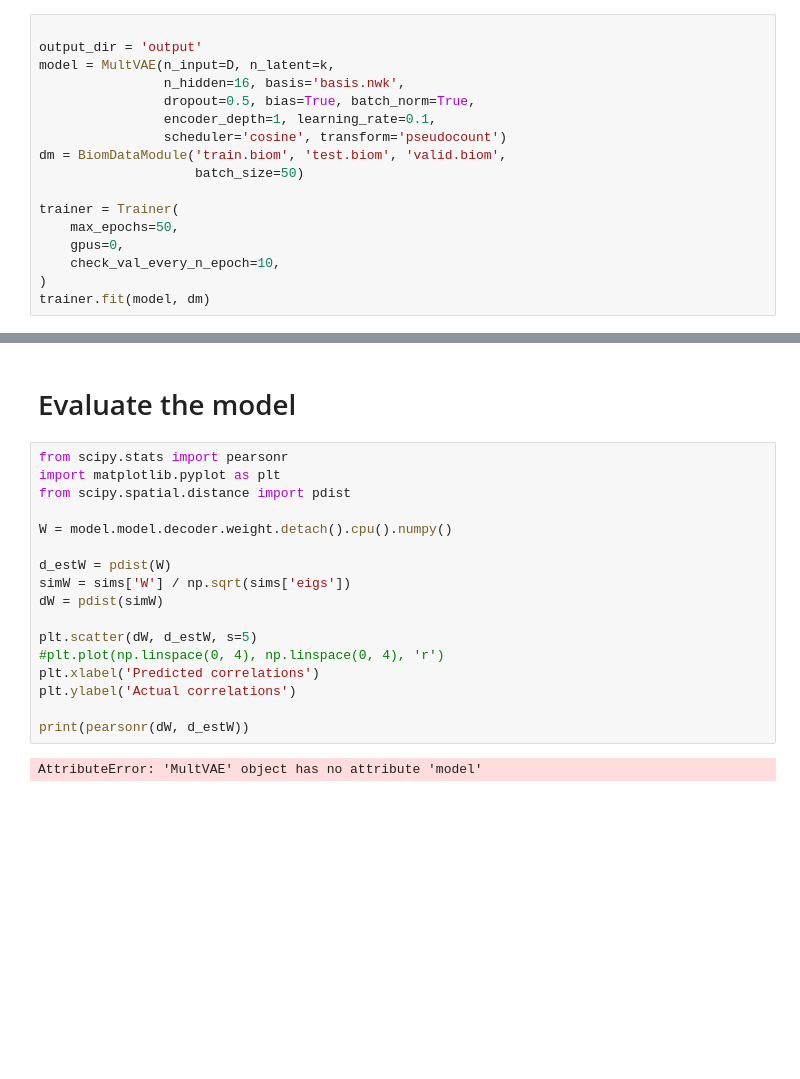
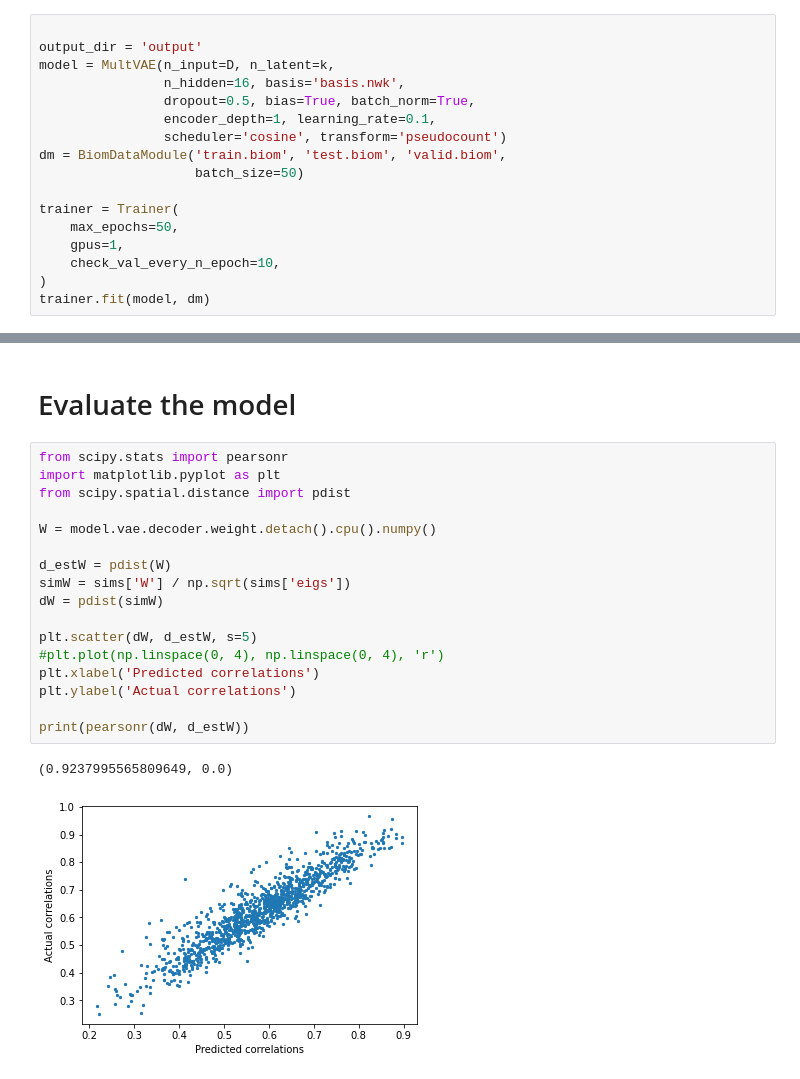
Before and after one commit to flatironinstitute/catvae, a Jupyter notebook: ipynb/vae-sim.ipynb, the cells around one changed output, grey strips where cells are left out. Cells and saved outputs as stored; diff of their text form; blank space fills up the shorter version.

```diff
--- a/ipynb/vae-sim.ipynb
+++ b/ipynb/vae-sim.ipynb
@@ -54,7 +54,7 @@ dm = BiomDataModule('train.biom', 'test.biom', 'valid.biom',
 
 trainer = Trainer(
     max_epochs=50,
-    gpus=0,
+    gpus=1,
     check_val_every_n_epoch=10,
 )
 trainer.fit(model, dm)
@@ -96,19 +99,20 @@ MultVAE(
 # %%
 from scipy.stats import pearsonr
 import matplotlib.pyplot as plt
 from scipy.spatial.distance import pdist
 
-W = model.model.decoder.weight.detach().cpu().numpy()
+W = model.vae.decoder.weight.detach().cpu().numpy()
 
 d_estW = pdist(W)
 simW = sims['W'] / np.sqrt(sims['eigs'])
 dW = pdist(simW)
 
 plt.scatter(dW, d_estW, s=5)
 #plt.plot(np.linspace(0, 4), np.linspace(0, 4), 'r')
 plt.xlabel('Predicted correlations')
 plt.ylabel('Actual correlations')
 
 print(pearsonr(dW, d_estW))
 # %% [output]
-AttributeError: 'MultVAE' object has no attribute 'model'
+(0.9237995565809649, 0.0)
+[figure, added]
```
Also changed, not shown: parts of 3 cells of this notebook, 2 other files.
